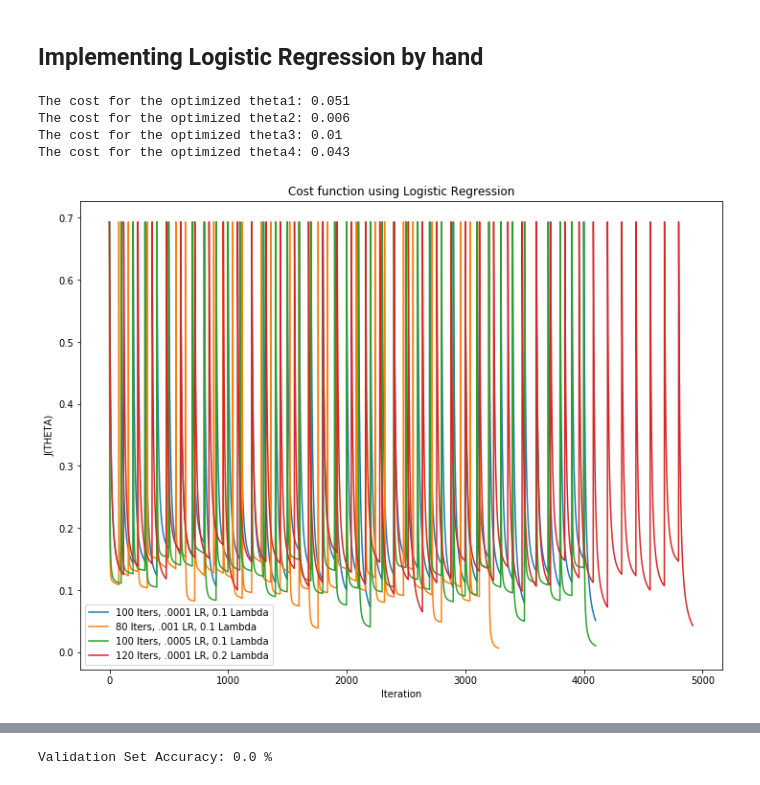
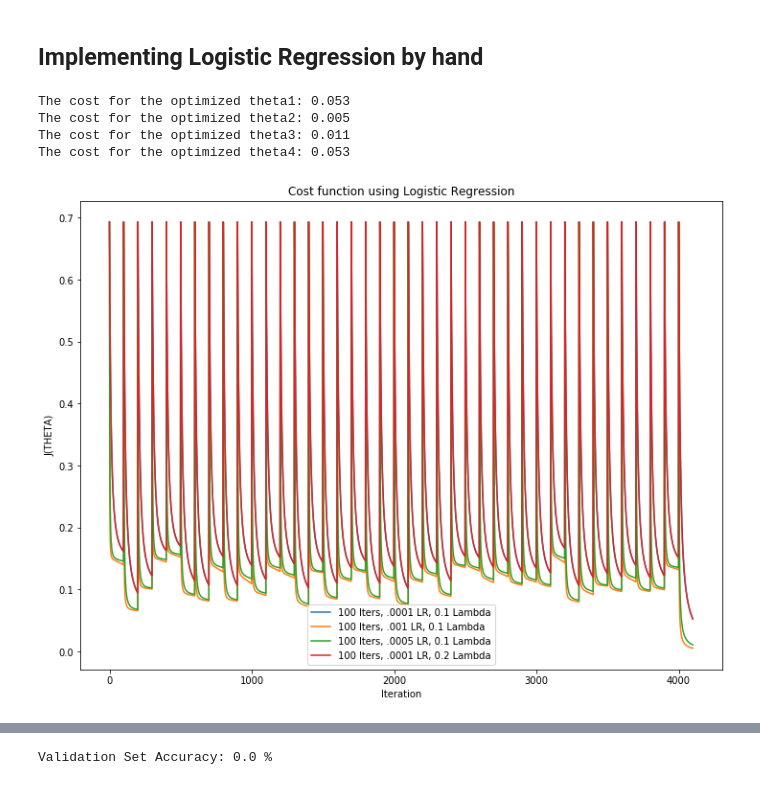
Before and after one commit to tiagoleonmelo/face-recognition, a Jupyter notebook: Face Recognition.ipynb, the cells around one changed output, grey strips where cells are left out. Saved outputs shown, nothing was run; the diff lists cells and outputs as text; code cells hidden in the pictures.

```diff
--- a/Face Recognition.ipynb
+++ b/Face Recognition.ipynb
@@ -522,39 +522,39 @@ def one_vs_all(X, y, initial_theta, alpha, num_iters, Lambda, K):
 initial_theta = np.zeros((X_full.shape[1], 1))
 # %%
 log_theta1, log_J_history1 = one_vs_all(train_examples, train_labels, initial_theta, 0.0001, 100, 0.1, 41)
-log_theta2, log_J_history2 = one_vs_all(train_examples, train_labels, initial_theta, 0.001, 80, 0.1, 41)
+log_theta2, log_J_history2 = one_vs_all(train_examples, train_labels, initial_theta, 0.001, 100, 0.1, 41)
 log_theta3, log_J_history3 = one_vs_all(train_examples, train_labels, initial_theta, 0.0005, 100, 0.1, 41)
-log_theta4, log_J_history4 = one_vs_all(train_examples, train_labels, initial_theta, 0.0001, 120, 0.2, 41)
+log_theta4, log_J_history4 = one_vs_all(train_examples, train_labels, initial_theta, 0.0001, 100, 0.2, 41)
 
 print("The cost for the optimized theta1:",round(log_J_history1[-1],3))
 print("The cost for the optimized theta2:",round(log_J_history2[-1],3))
 print("The cost for the optimized theta3:",round(log_J_history3[-1],3))
 print("The cost for the optimized theta4:",round(log_J_history4[-1],3))
 # %% [output]
-The cost for the optimized theta1: 0.051
-The cost for the optimized theta2: 0.006
-The cost for the optimized theta3: 0.01
-The cost for the optimized theta4: 0.043
+The cost for the optimized theta1: 0.053
+The cost for the optimized theta2: 0.005
+The cost for the optimized theta3: 0.011
+The cost for the optimized theta4: 0.053
 # %%
 plt.plot(log_J_history1)
 plt.plot(log_J_history2)
 plt.plot(log_J_history3)
 plt.plot(log_J_history4)
 
 plt.legend(["100 Iters, .0001 LR, 0.1 Lambda",
-            "80 Iters, .001 LR, 0.1 Lambda",
+            "100 Iters, .001 LR, 0.1 Lambda",
             "100 Iters, .0005 LR, 0.1 Lambda",
-            "120 Iters, .0001 LR, 0.2 Lambda"])
+            "100 Iters, .0001 LR, 0.2 Lambda"])
 
 plt.title("Cost function using Logistic Regression")
 plt.xlabel("Iteration")
 plt.ylabel("J(THETA)")
 
 plt.rcParams["figure.figsize"] = fig_size
 
 plt.show()
 # %% [output]
-[figure, old version]
+[figure, new version]
 # %%
 # Validate and fetch an accuracy for this model by making predictionsX_valid[:, :-1]X_valid[:, :-1]
 def predictOneVsAll(all_theta, X):
```
Also changed, not shown: parts of 30 cells of this notebook, 8 other files.
